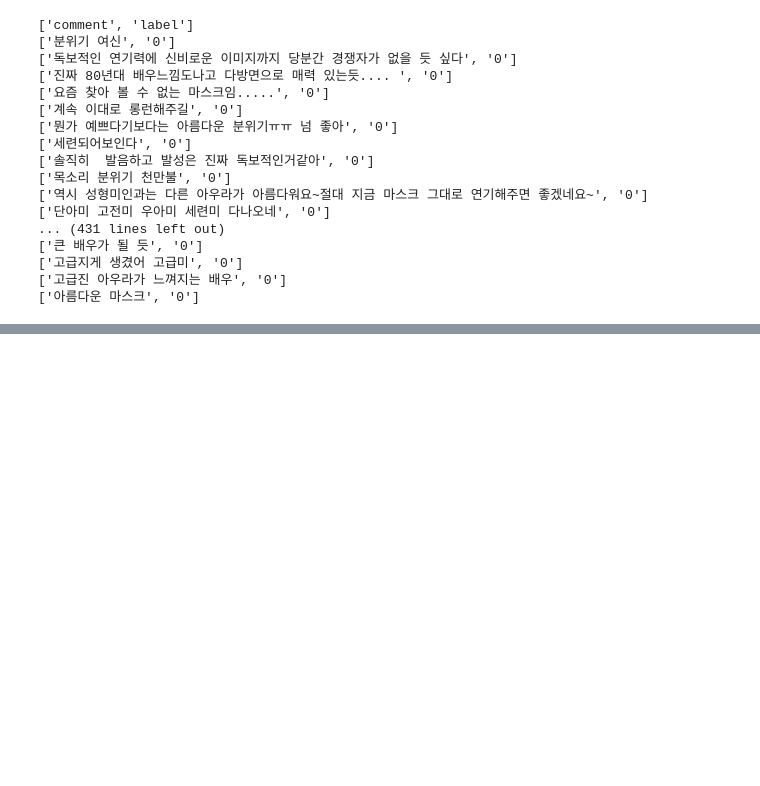
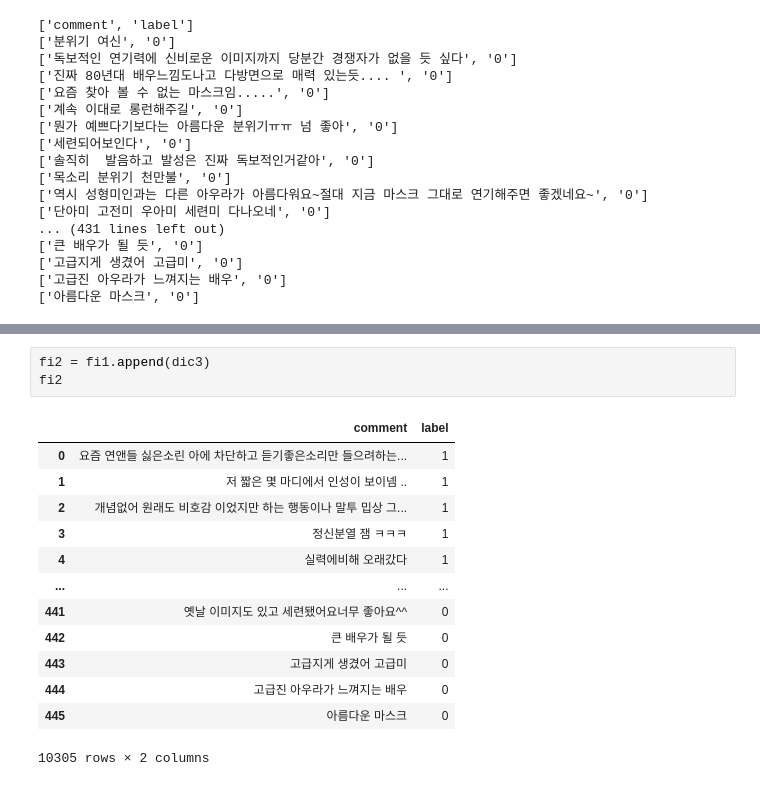
Before and after one commit to sooyeon-go/grad_project, a Jupyter notebook: comment_crawling_r/comment2_csv.ipynb, the cells around one changed output, grey strips where cells are left out. Saved outputs shown, nothing was run; the diff lists cells and outputs as text; blank space fills up the shorter version.

```diff
--- a/comment_crawling_r/comment2_csv.ipynb
+++ b/comment_crawling_r/comment2_csv.ipynb
@@ -219,0 +237,17 @@ f.close()
+# %%
+fi2 = fi1.append(dic3)
+fi2
+# %% [output]
+|  | comment | label |
+| 0 | 요즘 연앤들 싫은소린 아에 차단하고 듣기좋은소리만 들으려하는... | 1 |
+| 1 | 저 짧은 몇 마디에서 인성이 보이넴 .. | 1 |
+| 2 | 개념없어 원래도 비호감 이었지만 하는 행동이나 말투 밉상 그... | 1 |
+| 3 | 정신분열 잼 ㅋㅋㅋ | 1 |
+| 4 | 실력에비해 오래갔다 | 1 |
+| ... | ... | ... |
+| 441 | 옛날 이미지도 있고 세련됐어요너무 좋아요^^ | 0 |
+| 442 | 큰 배우가 될 듯 | 0 |
+| 443 | 고급지게 생겼어 고급미 | 0 |
+| 444 | 고급진 아우라가 느껴지는 배우 | 0 |
+| 445 | 아름다운 마스크 | 0 |
+10305 rows × 2 columns
```
Also changed, not shown: parts of 1 cell of this notebook.
